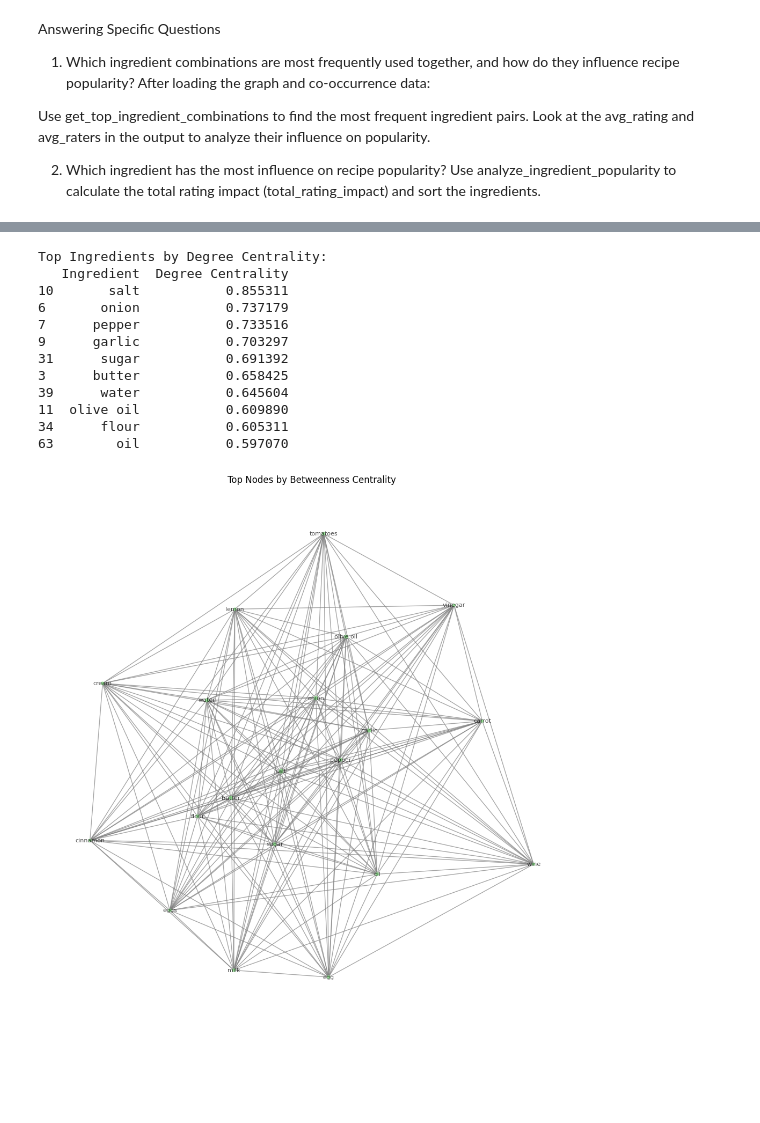
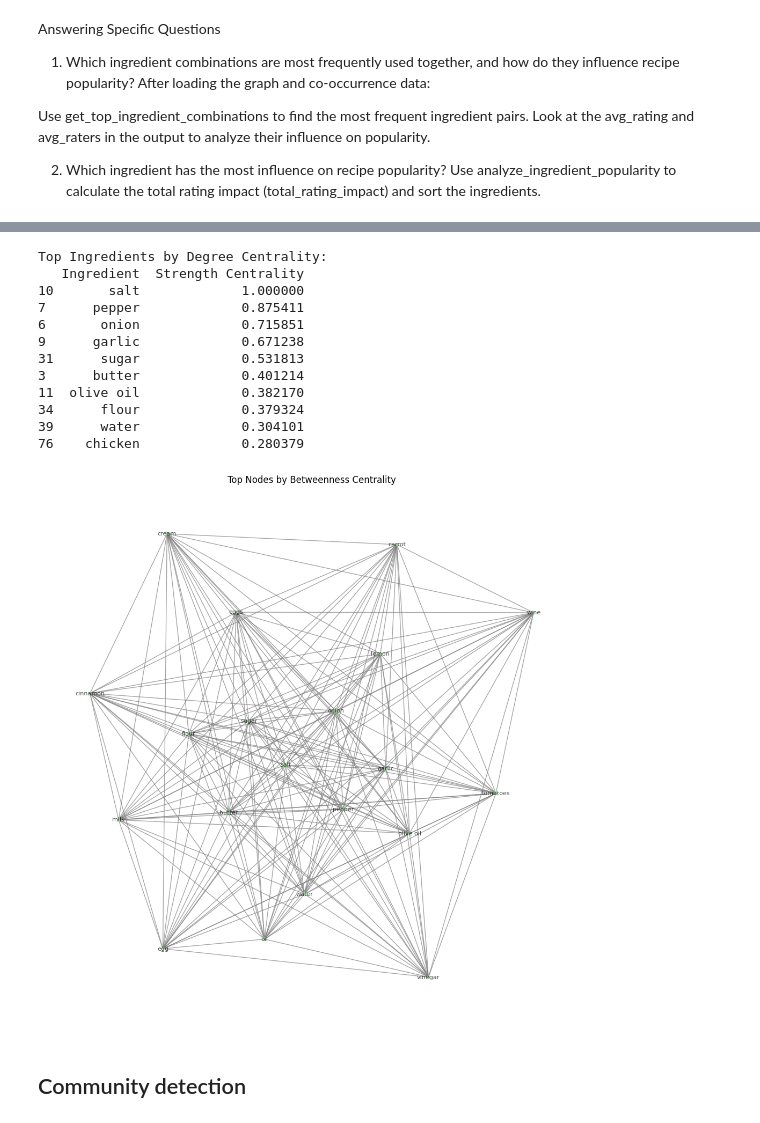
Before and after one commit to annanasz/NS_Group_Project, a Jupyter notebook: ingredients_analysis.ipynb, the cells around one changed output, grey strips where cells are left out. Drawn from its saved outputs; the diff is of its cells as text; code cells hidden in the pictures; blank space fills up the shorter version.

```diff
--- a/ingredients_analysis.ipynb
+++ b/ingredients_analysis.ipynb
@@ -286,50 +352,51 @@ plot_centrality_distributions(df, ingredient_graph)
+# %%
+def create_centrality_dataframe(centralities):
+    df = pd.DataFrame({
+        'Ingredient': list(centralities['strength'].keys()),
+        'Strength Centrality': list(centralities['strength'].values()),
+        'Betweenness Centrality': list(centralities['betweenness'].values()),
+        'Closeness Centrality': list(centralities['closeness'].values()),
+        'Eigenvector Centrality': list(centralities['eigenvector'].values())
+    })
+
+    return df
 # %%
-degree_centrality = nx.degree_centrality(ingredient_graph)
-betweenness_centrality = nx.betweenness_centrality(ingredient_graph, weight='weight')
-closeness_centrality = nx.closeness_centrality(ingredient_graph)
-eigenvector_centrality = nx.eigenvector_centrality(ingredient_graph, weight='weight', max_iter=1000)
-
-centrality_df = pd.DataFrame({
-    'Ingredient': list(degree_centrality.keys()),
-    'Degree Centrality': list(degree_centrality.values()),
-    'Betweenness Centrality': list(betweenness_centrality.values()),
-    'Closeness Centrality': list(closeness_centrality.values()),
-    'Eigenvector Centrality': list(eigenvector_centrality.values())
-})
-
-top_centrality = centrality_df.sort_values(by='Degree Centrality', ascending=False).head(10)
+centrality_df = create_centrality_dataframe(centralities)
+top_centrality = centrality_df.sort_values(by='Strength Centrality', ascending=False).head(10)
 
 print("Top Ingredients by Degree Centrality:")
-print(top_centrality[['Ingredient', 'Degree Centrality']])
+print(top_centrality[['Ingredient', 'Strength Centrality']])
 
 top_n = 20
-top_betweenness = sorted(betweenness_centrality.items(), key=lambda x: x[1], reverse=True)[:top_n]
+top_betweenness = sorted(centralities['betweenness'].items(), key=lambda x: x[1], reverse=True)[:top_n]
 top_nodes = [node for node, _ in top_betweenness]
 top_graph = ingredient_graph.subgraph(top_nodes)
 
 plt.figure(figsize=(10, 10))
 pos = nx.spring_layout(top_graph, k=0.5, iterations=50)
 
-node_size = [betweenness_centrality[node] * 1000 for node in top_graph.nodes()]
+node_size = [(centralities['betweenness'])[node] * 1000 for node in top_graph.nodes()]
 nx.draw(
     top_graph, pos, with_labels=True, node_color='lightgreen', node_size=node_size,
     font_size=8, edge_color='gray', alpha=0.7
 )
 
 plt.title("Top Nodes by Betweenness Centrality")
 plt.tight_layout()
 plt.show()
 # %% [output]
 Top Ingredients by Degree Centrality:
-   Ingredient  Degree Centrality
-10       salt           0.855311
-6       onion           0.737179
-7      pepper           0.733516
-9      garlic           0.703297
-31      sugar           0.691392
-3      butter           0.658425
-39      water           0.645604
-11  olive oil           0.609890
-34      flour           0.605311
-63        oil           0.597070
+   Ingredient  Strength Centrality
+10       salt             1.000000
+7      pepper             0.875411
+6       onion             0.715851
+9      garlic             0.671238
+31      sugar             0.531813
+3      butter             0.401214
+11  olive oil             0.382170
+34      flour             0.379324
+39      water             0.304101
+76    chicken             0.280379
-[figure, old version]
+[figure, new version]
+# %% [markdown]
+## Community detection
```
Also changed, not shown: parts of 39 cells of this notebook.
